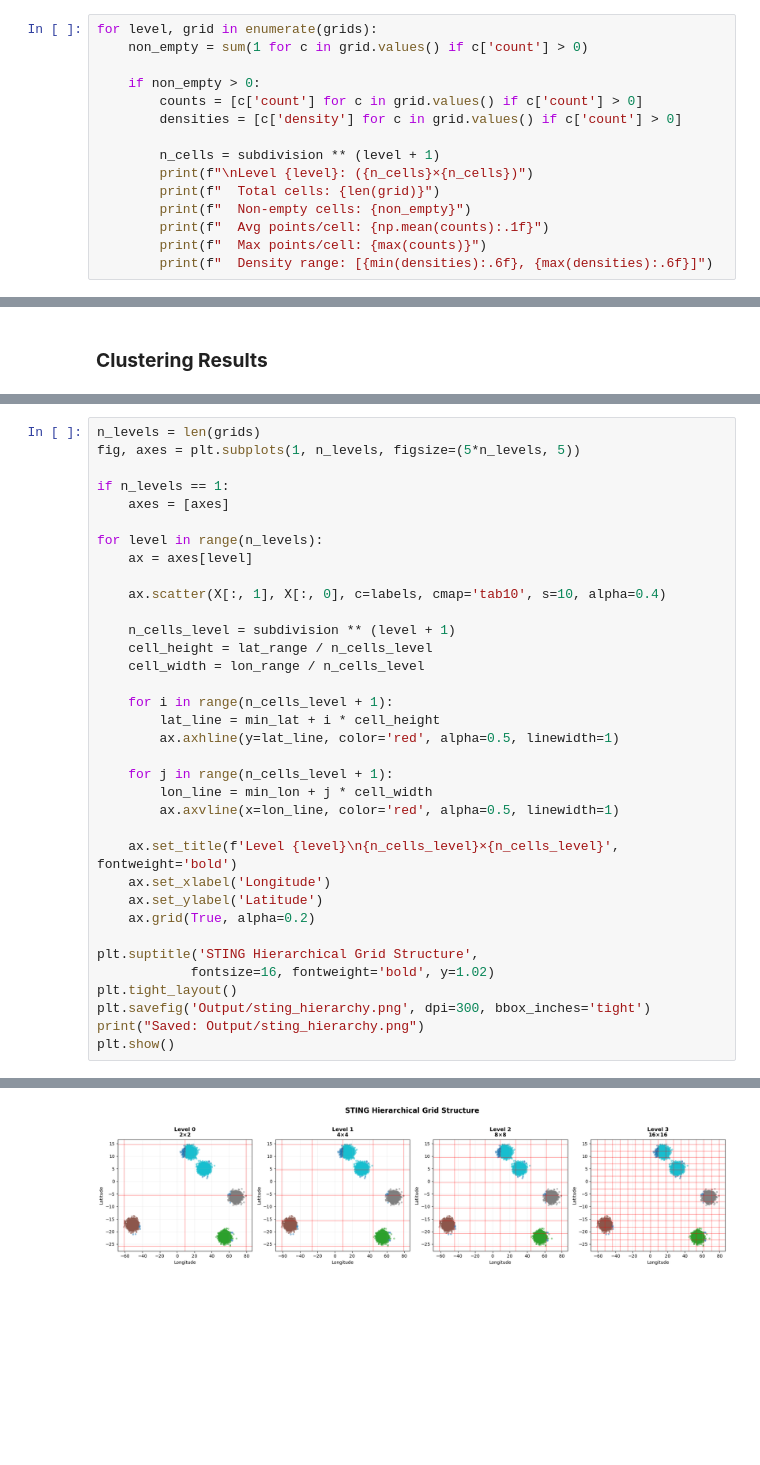
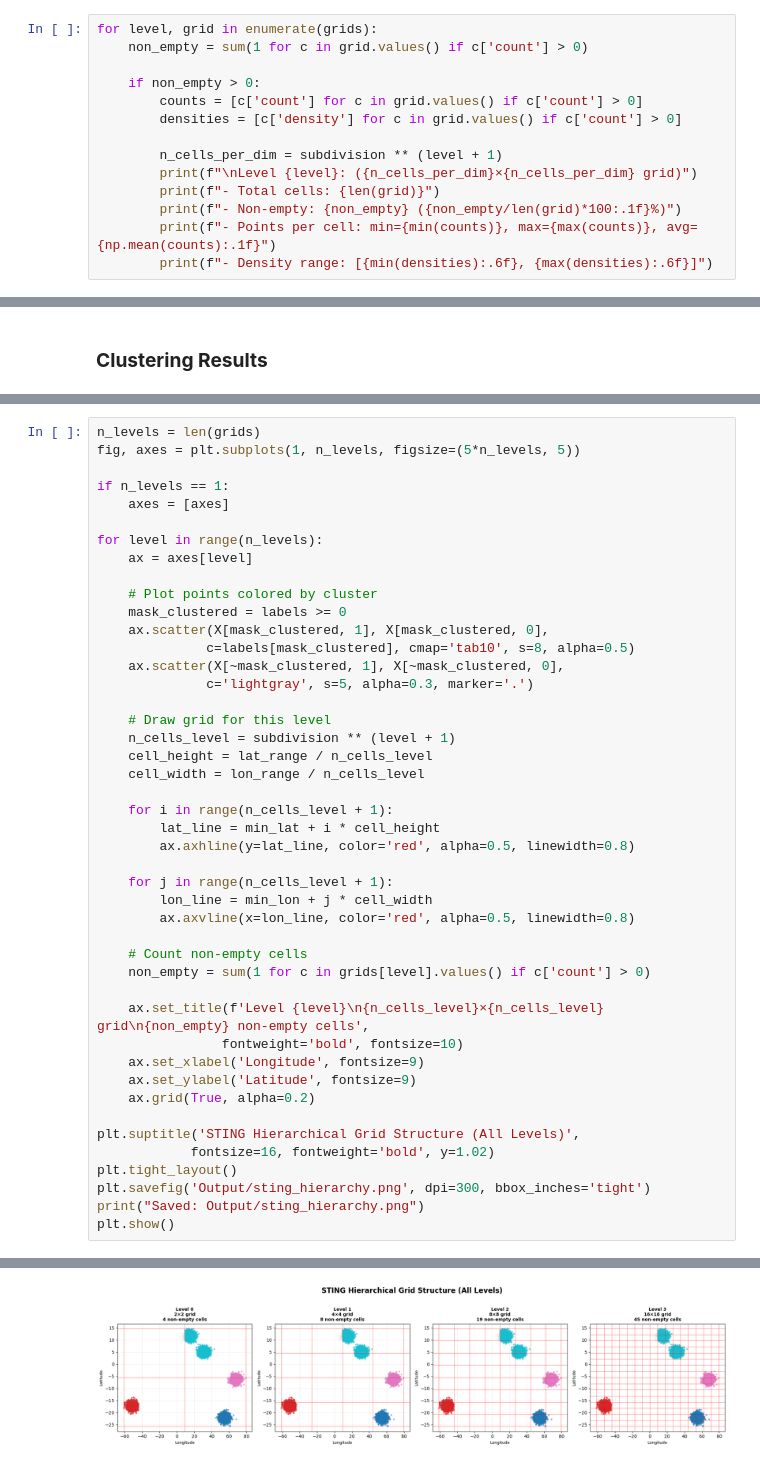
Before and after one commit to qlbusalim/STING-Statistical-Information-Grid, a Jupyter notebook: sting.ipynb, the cells around one changed output, grey strips where cells are left out. Drawn from its saved outputs; the diff is of its cells as text; blank space fills up the shorter version.

```diff
--- a/sting.ipynb
+++ b/sting.ipynb
@@ -413,11 +402,10 @@ for level, grid in enumerate(grids):
         counts = [c['count'] for c in grid.values() if c['count'] > 0]
         densities = [c['density'] for c in grid.values() if c['count'] > 0]
 
-        n_cells = subdivision ** (level + 1)
-        print(f"\nLevel {level}: ({n_cells}×{n_cells})")
-        print(f"  Total cells: {len(grid)}")
-        print(f"  Non-empty cells: {non_empty}")
-        print(f"  Avg points/cell: {np.mean(counts):.1f}")
-        print(f"  Max points/cell: {max(counts)}")
-        print(f"  Density range: [{min(densities):.6f}, {max(densities):.6f}]")
+        n_cells_per_dim = subdivision ** (level + 1)
+        print(f"\nLevel {level}: ({n_cells_per_dim}×{n_cells_per_dim} grid)")
+        print(f"- Total cells: {len(grid)}")
+        print(f"- Non-empty: {non_empty} ({non_empty/len(grid)*100:.1f}%)")
+        print(f"- Points per cell: min={min(counts)}, max={max(counts)}, avg={np.mean(counts):.1f}")
+        print(f"- Density range: [{min(densities):.6f}, {max(densities):.6f}]")
 # %% [output]
@@ -698,39 +752,49 @@ Saved: Output/sting_grid.png
 # %%
 n_levels = len(grids)
 fig, axes = plt.subplots(1, n_levels, figsize=(5*n_levels, 5))
 
 if n_levels == 1:
     axes = [axes]
 
 for level in range(n_levels):
     ax = axes[level]
 
-    ax.scatter(X[:, 1], X[:, 0], c=labels, cmap='tab10', s=10, alpha=0.4)
+    # Plot points colored by cluster
+    mask_clustered = labels >= 0
+    ax.scatter(X[mask_clustered, 1], X[mask_clustered, 0],
+              c=labels[mask_clustered], cmap='tab10', s=8, alpha=0.5)
+    ax.scatter(X[~mask_clustered, 1], X[~mask_clustered, 0],
+              c='lightgray', s=5, alpha=0.3, marker='.')
 
+    # Draw grid for this level
     n_cells_level = subdivision ** (level + 1)
     cell_height = lat_range / n_cells_level
     cell_width = lon_range / n_cells_level
 
     for i in range(n_cells_level + 1):
         lat_line = min_lat + i * cell_height
-        ax.axhline(y=lat_line, color='red', alpha=0.5, linewidth=1)
+        ax.axhline(y=lat_line, color='red', alpha=0.5, linewidth=0.8)
 
     for j in range(n_cells_level + 1):
         lon_line = min_lon + j * cell_width
-        ax.axvline(x=lon_line, color='red', alpha=0.5, linewidth=1)
+        ax.axvline(x=lon_line, color='red', alpha=0.5, linewidth=0.8)
 
-    ax.set_title(f'Level {level}\n{n_cells_level}×{n_cells_level}', fontweight='bold')
-    ax.set_xlabel('Longitude')
-    ax.set_ylabel('Latitude')
+    # Count non-empty cells
+    non_empty = sum(1 for c in grids[level].values() if c['count'] > 0)
+
+    ax.set_title(f'Level {level}\n{n_cells_level}×{n_cells_level} grid\n{non_empty} non-empty cells',
+                fontweight='bold', fontsize=10)
+    ax.set_xlabel('Longitude', fontsize=9)
+    ax.set_ylabel('Latitude', fontsize=9)
     ax.grid(True, alpha=0.2)
 
-plt.suptitle('STING Hierarchical Grid Structure',
+plt.suptitle('STING Hierarchical Grid Structure (All Levels)',
             fontsize=16, fontweight='bold', y=1.02)
 plt.tight_layout()
 plt.savefig('Output/sting_hierarchy.png', dpi=300, bbox_inches='tight')
 print("Saved: Output/sting_hierarchy.png")
 plt.show()
 # %% [output]
 Saved: Output/sting_hierarchy.png
-[figure, old version]
+[figure, new version]
 # %% [markdown]
```
Also changed, not shown: parts of 27 cells of this notebook.
